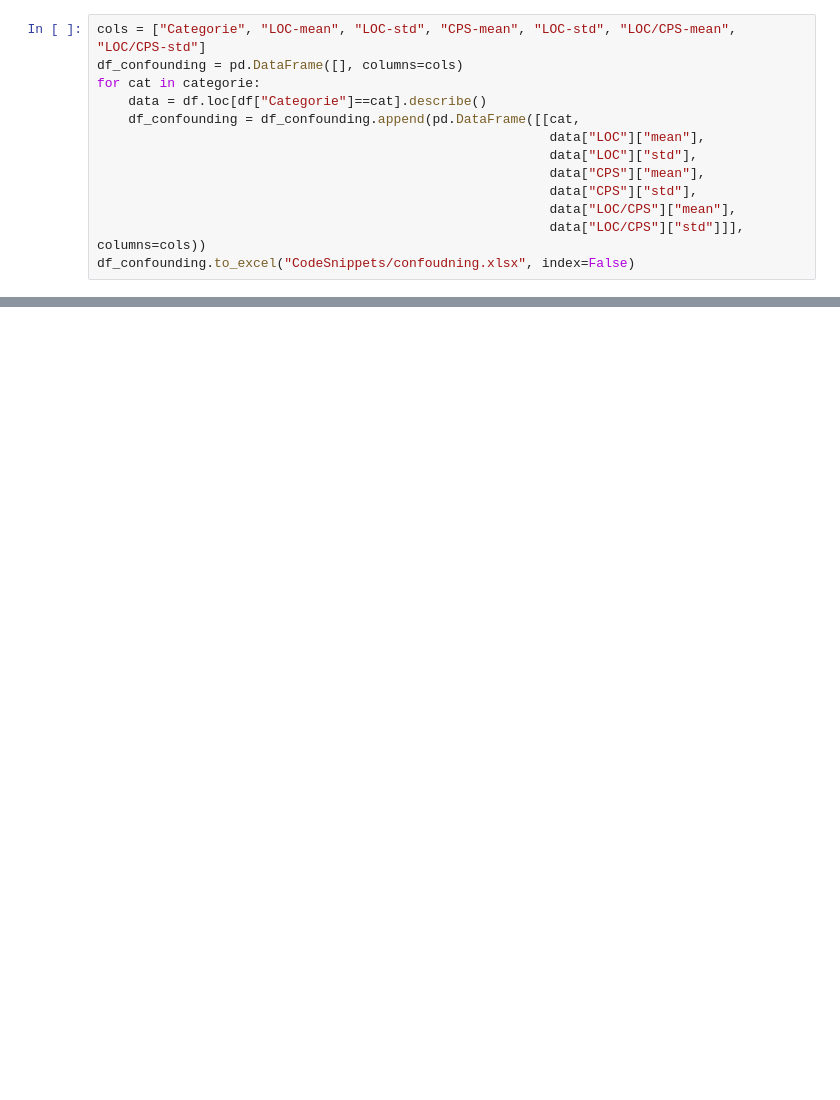
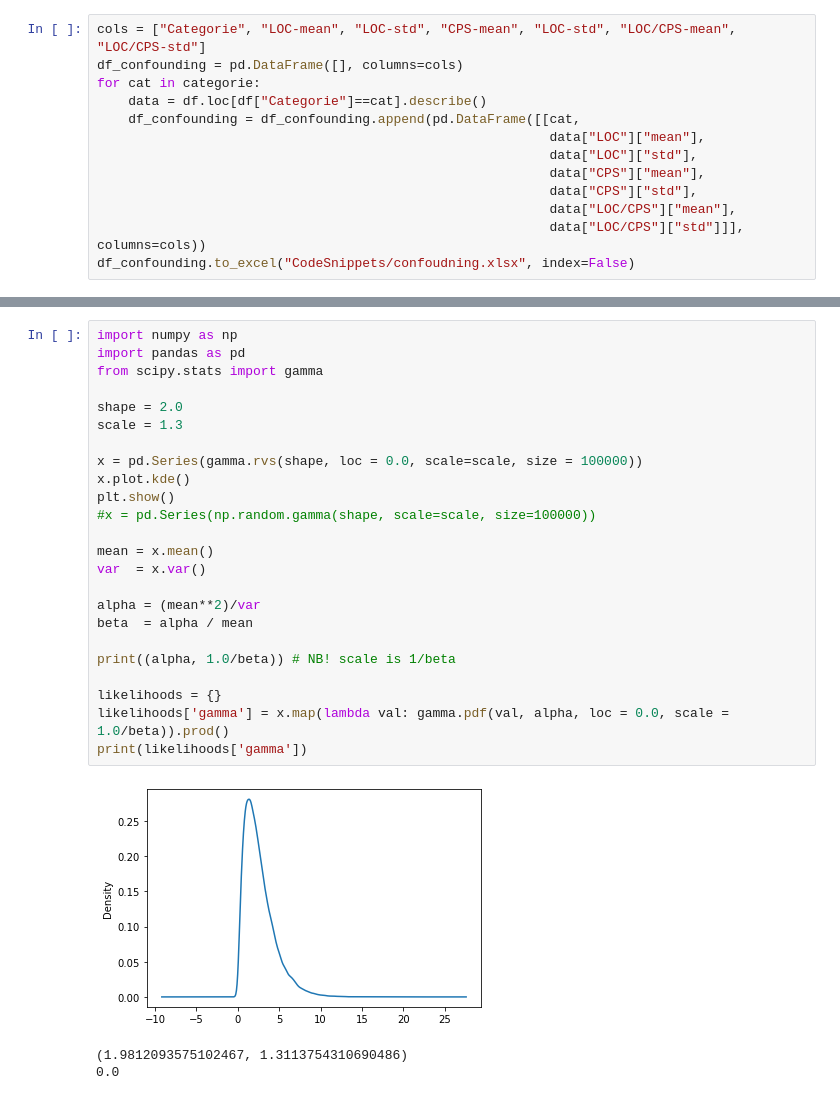
Before and after one commit to Sonaion/bachelor-arbeit, a Jupyter notebook: Study/GetLinesOfCode.ipynb, the cells around one changed output, grey strips where cells are left out. Cells and saved outputs as stored; diff of their text form; blank space fills up the shorter version.

```diff
--- a/Study/GetLinesOfCode.ipynb
+++ b/Study/GetLinesOfCode.ipynb
@@ -33,0 +51,28 @@ df_confounding.to_excel("CodeSnippets/confoudning.xlsx", index=False)
+# %%
+import numpy as np
+import pandas as pd
+from scipy.stats import gamma
+
+shape = 2.0
+scale = 1.3
+
+x = pd.Series(gamma.rvs(shape, loc = 0.0, scale=scale, size = 100000))
+x.plot.kde()
+plt.show()
+#x = pd.Series(np.random.gamma(shape, scale=scale, size=100000))
+
+mean = x.mean()
+var  = x.var()
+
+alpha = (mean**2)/var
+beta  = alpha / mean
+
+print((alpha, 1.0/beta)) # NB! scale is 1/beta
+
+likelihoods = {}
+likelihoods['gamma'] = x.map(lambda val: gamma.pdf(val, alpha, loc = 0.0, scale = 1.0/beta)).prod()
+print(likelihoods['gamma'])
+# %% [output]
+[figure, added]
+(1.9812093575102467, 1.3113754310690486)
+0.0
```
Also changed, not shown: parts of 7 cells of this notebook, 1 other file.
